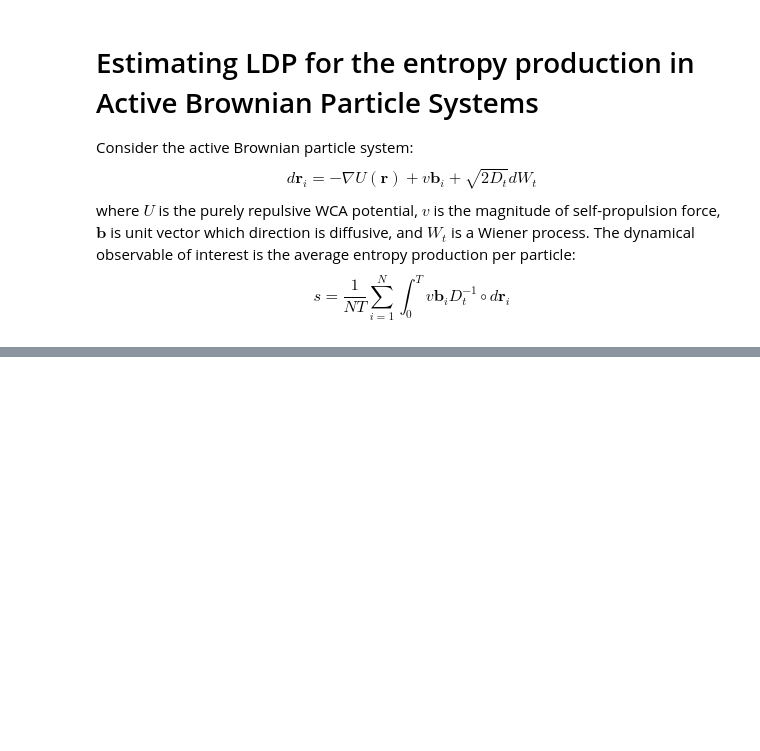
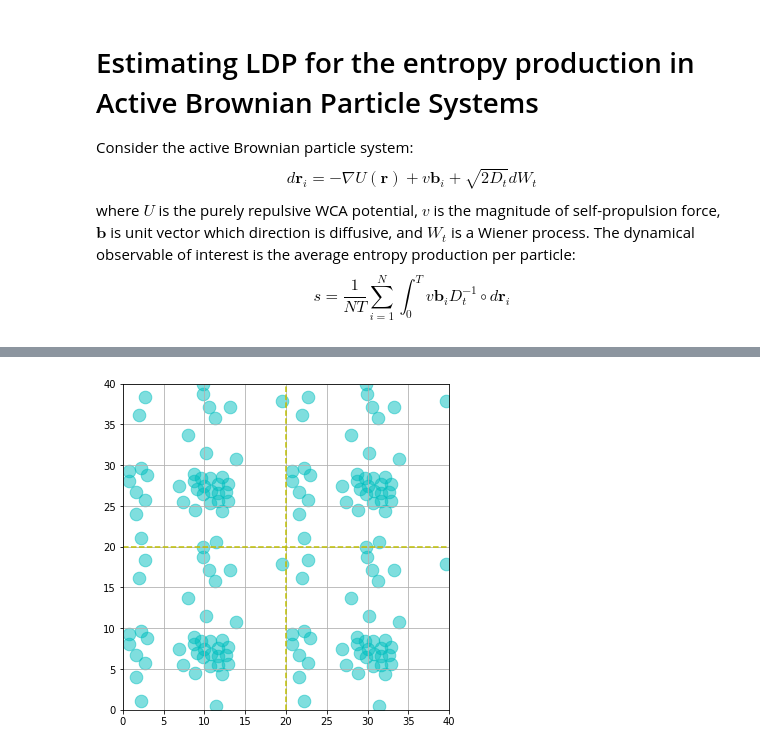
Before and after one commit to quark-strange/machine_learning_LDP, a Jupyter notebook: Active_Brownian_Particles.ipynb, the cells around one changed output, grey strips where cells are left out. Cells and saved outputs as stored; diff of their text form; code cells hidden in the pictures; blank space fills up the shorter version.

```diff
--- a/Active_Brownian_Particles.ipynb
+++ b/Active_Brownian_Particles.ipynb
@@ -300,23 +317,29 @@ print('SCGF =', -np.array(Psi)[-500:,:batch_size0].mean(),', EP =', np.mean(np.a
 # %%
 def plot_vec(x, t):
-    m = 0
     vec = x[...,2*dim_x:]
     dx = sde.MIC(x[t+1,0]-x[t,0])
     markersize = 50000/np.pi/unit_size**2*4
     ax = plt.subplot(aspect=1)
-    plt.plot([unit_size, unit_size], [0, 2*unit_size],'--', color = col[2])
-    plt.plot([0, 2*unit_size], [unit_size, unit_size],'--', color = col[2])
+    plt.plot([unit_size, unit_size], [0, 2*unit_size],'--', color = 'y')
+    plt.plot([0, 2*unit_size], [unit_size, unit_size],'--', color = 'y')
 
-    plt.scatter(x[t,m,:dim_x],x[t,m,dim_x:2*dim_x],s=markersize,alpha=0.5, color='c')
-    plt.scatter(unit_size + x[t,m,:dim_x],x[t,m,dim_x:2*dim_x],s=markersize,alpha=0.5, color='c')
-    plt.scatter(x[t,m,:dim_x],unit_size + x[t,m,dim_x:2*dim_x],s=markersize,alpha=0.5, color='c')
-    plt.scatter(unit_size + x[t,m,:dim_x],unit_size + x[t,m,dim_x:2*dim_x],s=markersize,alpha=0.5, color='c')
+    plt.scatter(x[t,0,:dim_x],x[t,0,dim_x:2*dim_x],s=markersize,alpha=0.5, color='c')
+    plt.scatter(unit_size + x[t,0,:dim_x],x[t,0,dim_x:2*dim_x],s=markersize,alpha=0.5, color='c')
+    plt.scatter(x[t,0,:dim_x],unit_size + x[t,0,dim_x:2*dim_x],s=markersize,alpha=0.5, color='c')
+    plt.scatter(unit_size + x[t,0,:dim_x],unit_size + x[t,0,dim_x:2*dim_x],s=markersize,alpha=0.5, color='c')
 
     plt.xlim([0, unit_size + unit_size])
     plt.ylim([0, unit_size + unit_size])
     plt.grid()
     plt.show()
+# %%
+with torch.no_grad():
+    traj = torchsde.sdeint(sde, x0.to(dev), torch.arange(0, .3+dt, dt).to(dev), dt = dt,
+                           method=sde_method, names={'drift': 'drift', 'diffusion': 'diffusion'})
+x= traj.cpu().detach().numpy()
 # %%
-x= traj.cpu().detach().numpy()
 fig = plt.figure(figsize=(6,6))
-plot_vec(x, -2)
+plot_vec(x, -1)
+plt.show()
+# %% [output]
+[figure, added]
```
Also changed, not shown: parts of 5 cells of this notebook.
